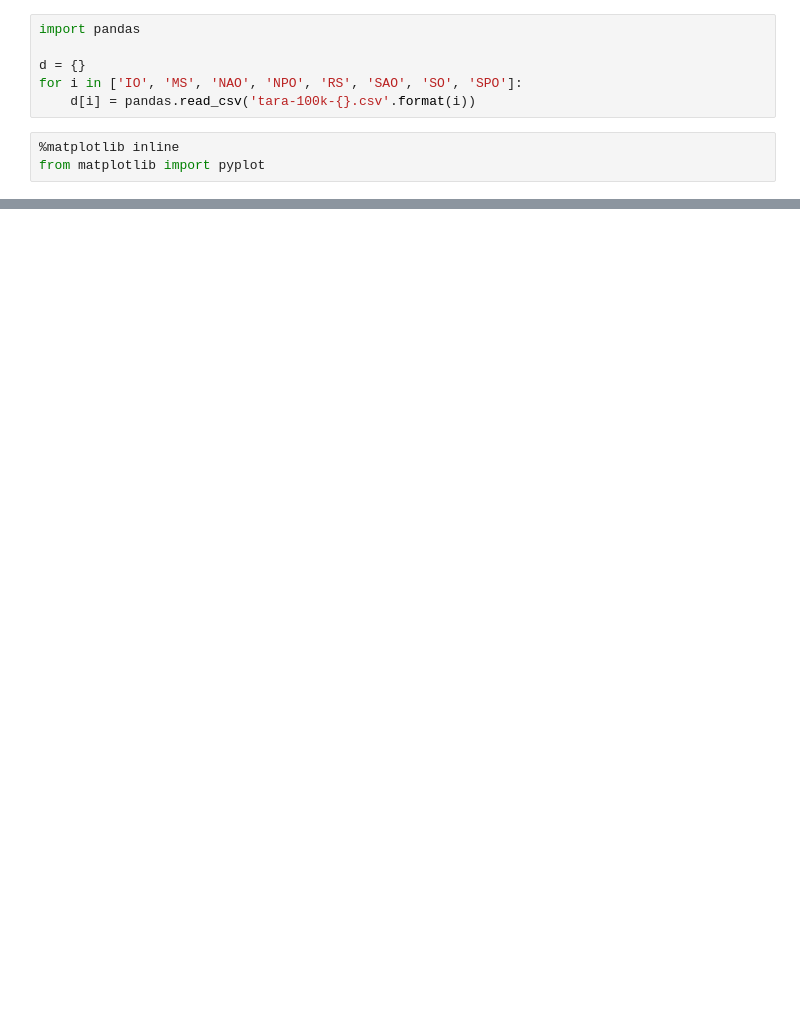
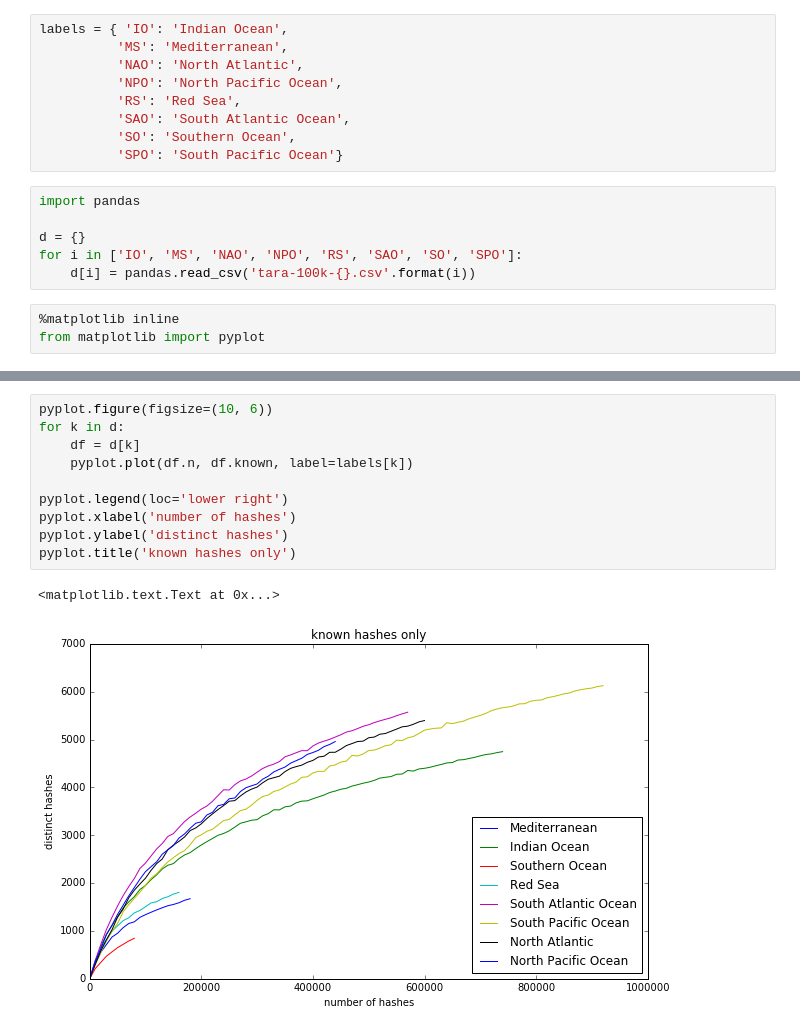
Before and after one commit to ctb/2017-sourmash-rarefy, a Jupyter notebook: tara-rarefy.ipynb, the cells around one changed output, grey strips where cells are left out. Saved outputs shown, nothing was run; the diff lists cells and outputs as text; blank space fills up the shorter version.

```diff
--- a/tara-rarefy.ipynb
+++ b/tara-rarefy.ipynb
@@ -1,3 +15,12 @@
+# %%
+labels = { 'IO': 'Indian Ocean',
+          'MS': 'Mediterranean',
+          'NAO': 'North Atlantic',
+          'NPO': 'North Pacific Ocean',
+          'RS': 'Red Sea',
+          'SAO': 'South Atlantic Ocean',
+          'SO': 'Southern Ocean',
+          'SPO': 'South Pacific Ocean'}
 # %%
 import pandas
 
@@ -20,0 +46,13 @@ pyplot.savefig('tara-rarefy.pdf')
+# %%
+pyplot.figure(figsize=(10, 6))
+for k in d:
+    df = d[k]
+    pyplot.plot(df.n, df.known, label=labels[k])
+
+pyplot.legend(loc='lower right')
+pyplot.xlabel('number of hashes')
+pyplot.ylabel('distinct hashes')
+pyplot.title('known hashes only')
+# %% [output]
+<matplotlib.text.Text at 0x...>
+[figure, added]
```
Also changed, not shown: parts of 5 cells of this notebook.
